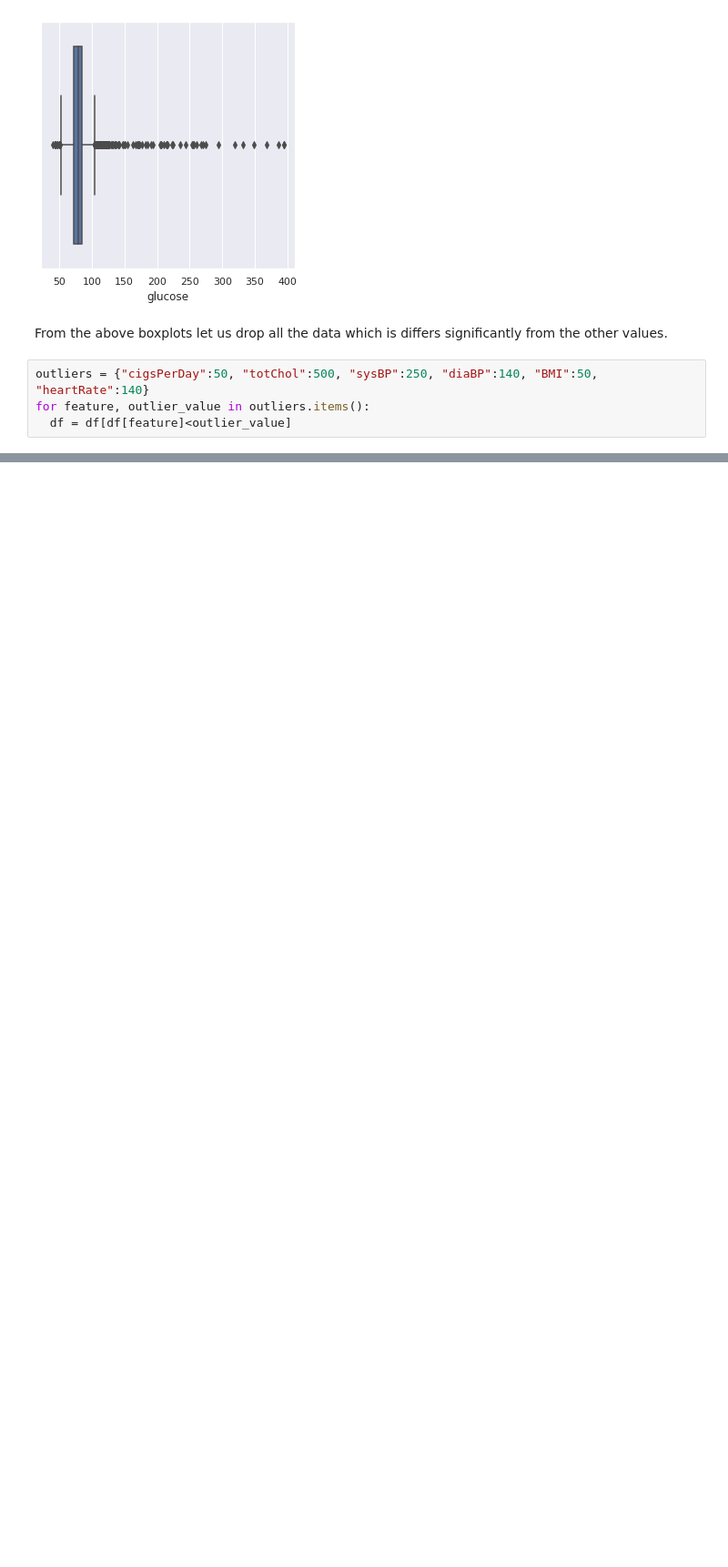
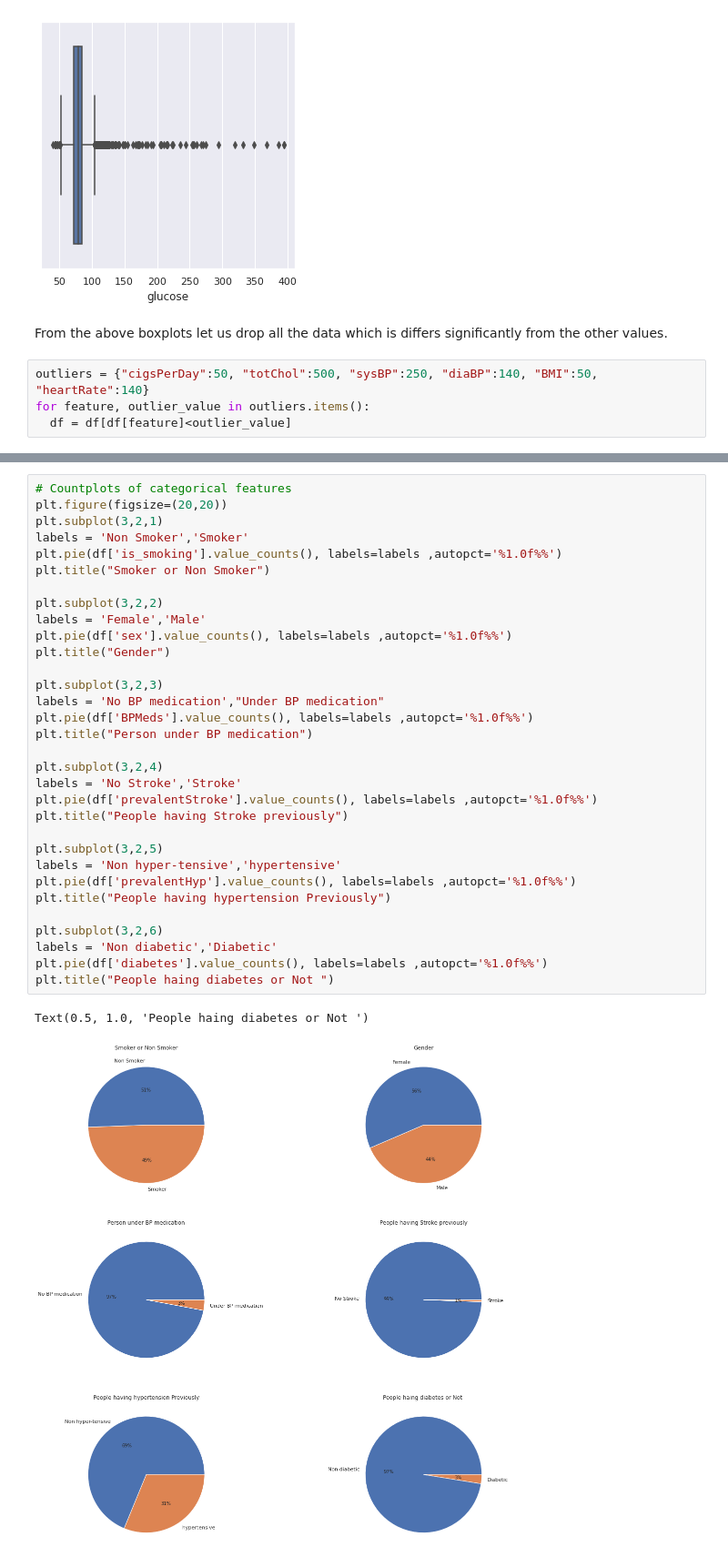
Before and after one commit to Srijan-Rai/CardioVascularRiskPrediction, a Jupyter notebook: Cardiovascular_Risk_Prediction(Classification).ipynb, the cells around one changed output, grey strips where cells are left out. Shown at 91% size. Drawn from its saved outputs; the diff is of its cells as text; blank space fills up the shorter version.

```diff
--- a/Cardiovascular_Risk_Prediction(Classification).ipynb
+++ b/Cardiovascular_Risk_Prediction(Classification).ipynb
@@ -256,0 +282,35 @@ for feature, outlier_value in outliers.items():
+# %%
+# Countplots of categorical features
+plt.figure(figsize=(20,20))
+plt.subplot(3,2,1)
+labels = 'Non Smoker','Smoker'
+plt.pie(df['is_smoking'].value_counts(), labels=labels ,autopct='%1.0f%%')
+plt.title("Smoker or Non Smoker")
+
+plt.subplot(3,2,2)
+labels = 'Female','Male'
+plt.pie(df['sex'].value_counts(), labels=labels ,autopct='%1.0f%%')
+plt.title("Gender")
+
+plt.subplot(3,2,3)
+labels = 'No BP medication',"Under BP medication"
+plt.pie(df['BPMeds'].value_counts(), labels=labels ,autopct='%1.0f%%')
+plt.title("Person under BP medication")
+
+plt.subplot(3,2,4)
+labels = 'No Stroke','Stroke'
+plt.pie(df['prevalentStroke'].value_counts(), labels=labels ,autopct='%1.0f%%')
+plt.title("People having Stroke previously")
+
+plt.subplot(3,2,5)
+labels = 'Non hyper-tensive','hypertensive'
+plt.pie(df['prevalentHyp'].value_counts(), labels=labels ,autopct='%1.0f%%')
+plt.title("People having hypertension Previously")
+
+plt.subplot(3,2,6)
+labels = 'Non diabetic','Diabetic'
+plt.pie(df['diabetes'].value_counts(), labels=labels ,autopct='%1.0f%%')
+plt.title("People haing diabetes or Not ")
+# %% [output]
+Text(0.5, 1.0, 'People haing diabetes or Not ')
+[figure, added]
```
Also changed, not shown: parts of 17 cells of this notebook.
